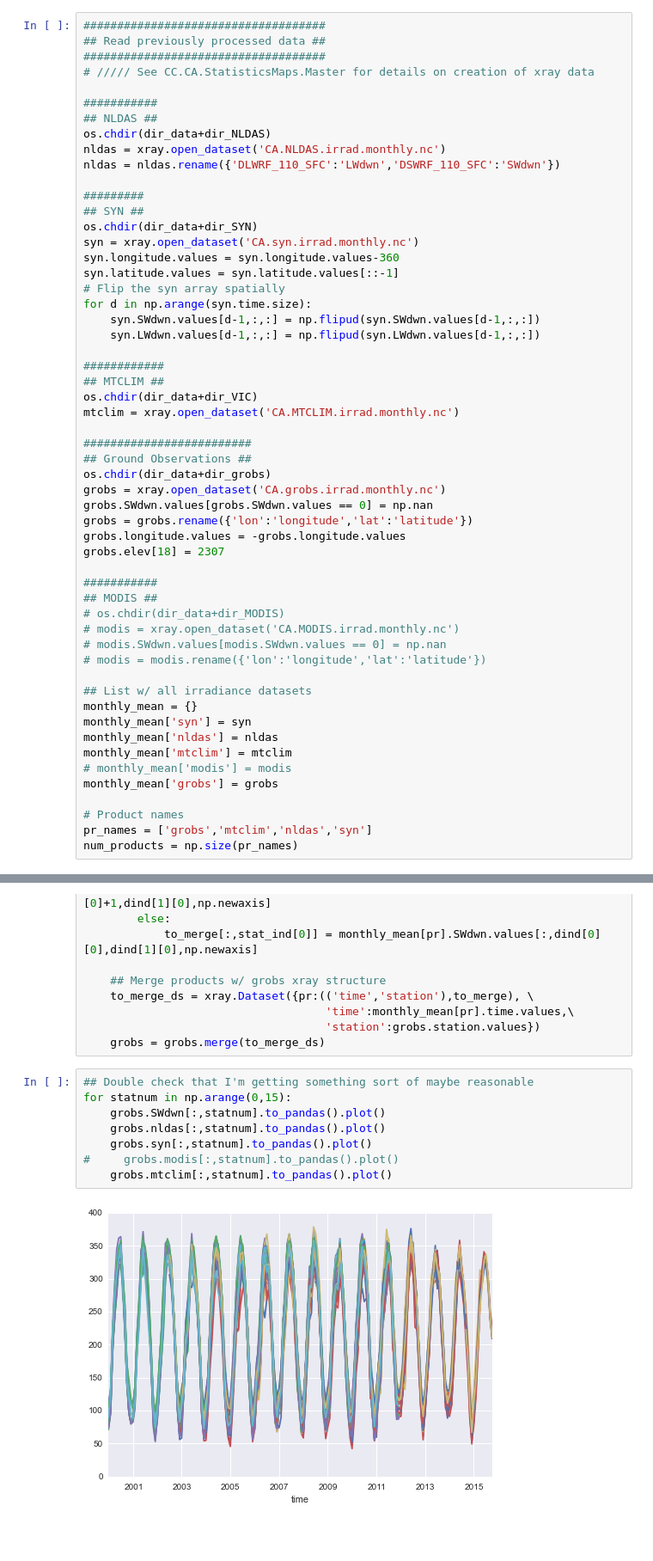
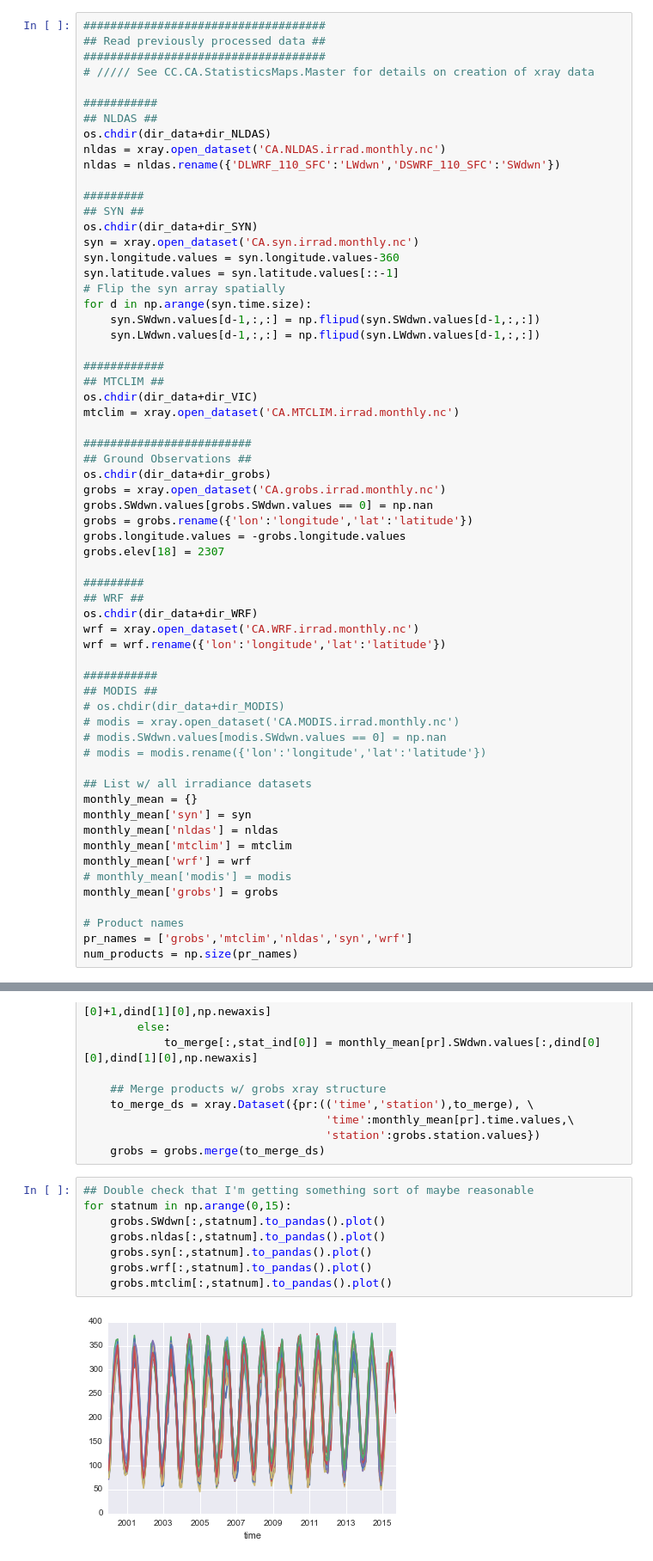
Before and after one commit to klapo/CalRad, a Jupyter notebook: CR.GrobsCompare.ipynb, the cells around one changed output, grey strips where cells are left out. Shown at 86% size. Cells and saved outputs as stored; diff of their text form; blank space fills up the shorter version.

```diff
--- a/CR.GrobsCompare.ipynb
+++ b/CR.GrobsCompare.ipynb
@@ -150,6 +155,12 @@ grobs = grobs.rename({'lon':'longitude','lat':'latitude'})
 grobs.longitude.values = -grobs.longitude.values
 grobs.elev[18] = 2307
 
+#########
+## WRF ##
+os.chdir(dir_data+dir_WRF)
+wrf = xray.open_dataset('CA.WRF.irrad.monthly.nc')
+wrf = wrf.rename({'lon':'longitude','lat':'latitude'})
+
 ###########
 ## MODIS ##
 # os.chdir(dir_data+dir_MODIS)
@@ -162,11 +173,12 @@ monthly_mean = {}
 monthly_mean['syn'] = syn
 monthly_mean['nldas'] = nldas
 monthly_mean['mtclim'] = mtclim
+monthly_mean['wrf'] = wrf
 # monthly_mean['modis'] = modis
 monthly_mean['grobs'] = grobs
 
 # Product names
-pr_names = ['grobs','mtclim','nldas','syn']
+pr_names = ['grobs','mtclim','nldas','syn','wrf']
 num_products = np.size(pr_names)
 # %%
 ####################################################
@@ -213,13 +225,13 @@ for pr in pr_names:
 # %%
 ## Double check that I'm getting something sort of maybe reasonable
 for statnum in np.arange(0,15):
     grobs.SWdwn[:,statnum].to_pandas().plot()
     grobs.nldas[:,statnum].to_pandas().plot()
     grobs.syn[:,statnum].to_pandas().plot()
-#     grobs.modis[:,statnum].to_pandas().plot()
+    grobs.wrf[:,statnum].to_pandas().plot()
     grobs.mtclim[:,statnum].to_pandas().plot()
 # %% [output]
-[figure, old version]
+[figure, new version]
 # %%
 #########################################
 ## Ground Observation Comparison Plots ##
```
Also changed, not shown: parts of 10 cells of this notebook.
